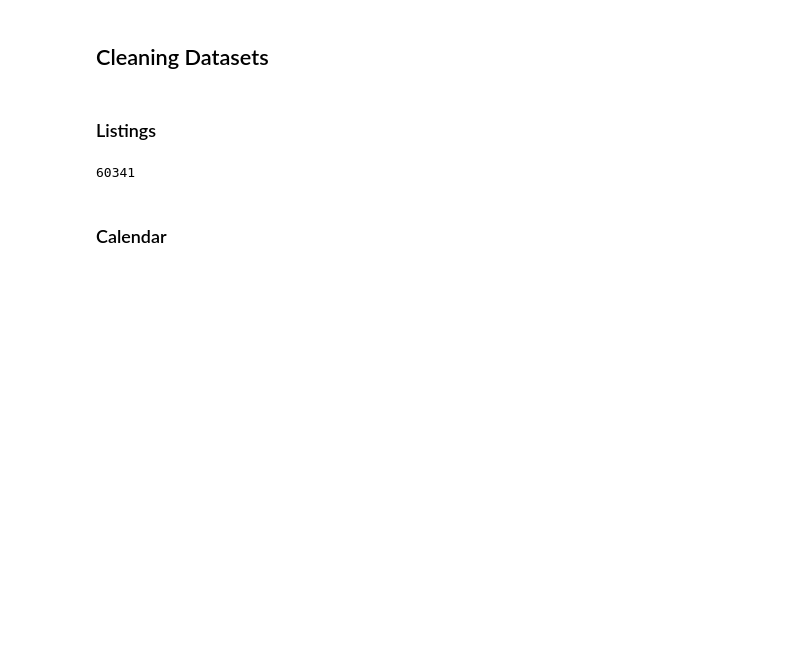
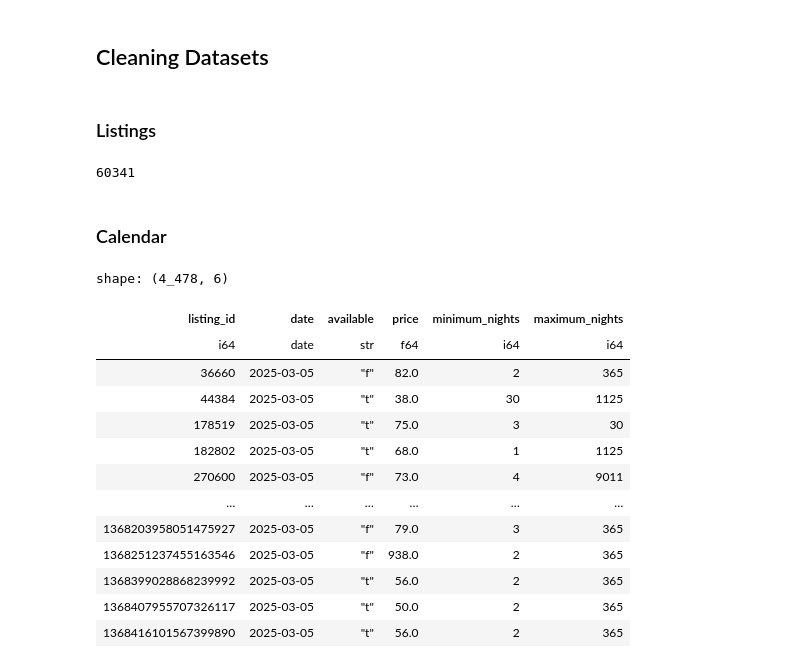
Before and after one commit to muossii/Data-Visualization, a Jupyter notebook: Cleaning Airbnb.ipynb, the cells around one changed output. Saved outputs shown, nothing was run; the diff lists cells and outputs as text; code cells hidden in the pictures; blank space fills up the shorter version.

```diff
--- a/Cleaning Airbnb.ipynb
+++ b/Cleaning Airbnb.ipynb
@@ -85,2 +99,26 @@ len(listings_cleaned.collect())
 # %% [markdown]
 ### Calendar
+# %%
+calendar_clean = calendar.select(pl.exclude("adjusted_price")).filter(
+    ~pl.col("price").is_null() & ~pl.col("listing_id").is_null()
+).with_columns(
+    price = pl.col("price").str.strip_prefix("$").str.replace_all(",","").cast(pl.Float64)#,
+    #date = pl.col("date").str.to_date()
+)
+
+calendar_clean.collect()
+# %% [output]
+shape: (4_478, 6)
+| listing_id | date | available | price | minimum_nights | maximum_nights |
+| i64 | date | str | f64 | i64 | i64 |
+| 36660 | 2025-03-05 | "f" | 82.0 | 2 | 365 |
+| 44384 | 2025-03-05 | "t" | 38.0 | 30 | 1125 |
+| 178519 | 2025-03-05 | "t" | 75.0 | 3 | 30 |
+| 182802 | 2025-03-05 | "t" | 68.0 | 1 | 1125 |
+| 270600 | 2025-03-05 | "f" | 73.0 | 4 | 9011 |
+| … | … | … | … | … | … |
+| 1368203958051475927 | 2025-03-05 | "f" | 79.0 | 3 | 365 |
+| 1368251237455163546 | 2025-03-05 | "f" | 938.0 | 2 | 365 |
+| 1368399028868239992 | 2025-03-05 | "t" | 56.0 | 2 | 365 |
+| 1368407955707326117 | 2025-03-05 | "t" | 50.0 | 2 | 365 |
+| 1368416101567399890 | 2025-03-05 | "t" | 56.0 | 2 | 365 |
```
Also changed, not shown: parts of 9 cells of this notebook.
